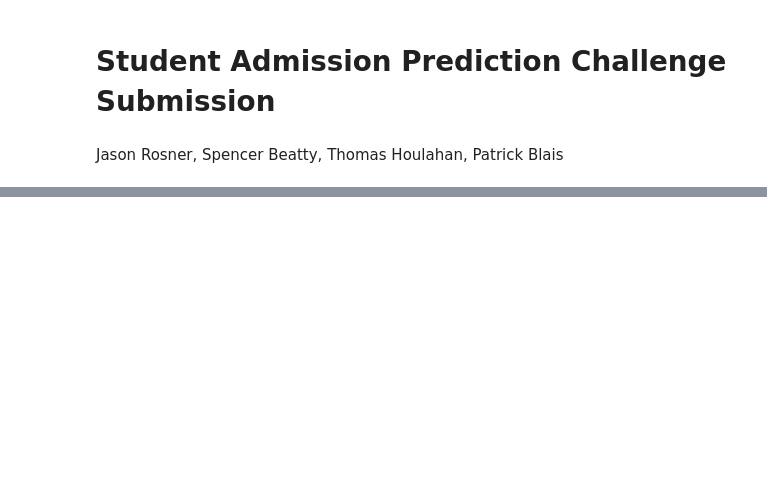
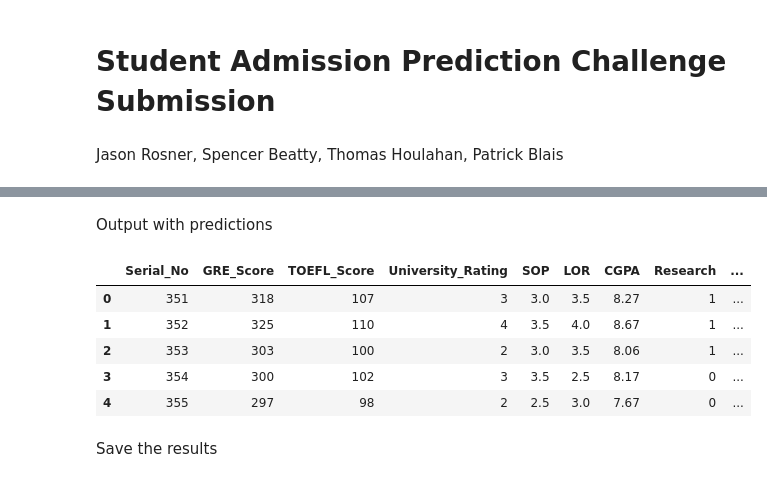
Before and after one commit to jrosner1/mdn_data_challenge, a Jupyter notebook: mdn_student_prediction.ipynb, the cells around one changed output, grey strips where cells are left out. Saved outputs shown, nothing was run; the diff lists cells and outputs as text; code cells hidden in the pictures; blank space fills up the shorter version.

```diff
--- a/mdn_student_prediction.ipynb
+++ b/mdn_student_prediction.ipynb
@@ -51 +67,14 @@ print(prediction_data_df)
+# %% [markdown]
+Output with predictions
+# %%
+prediction_data_df.head()
+# %% [output]
+|  | Serial_No | GRE_Score | TOEFL_Score | University_Rating | SOP | LOR | CGPA | Research | ... |
+| 0 | 351 | 318 | 107 | 3 | 3.0 | 3.5 | 8.27 | 1 | ... |
+| 1 | 352 | 325 | 110 | 4 | 3.5 | 4.0 | 8.67 | 1 | ... |
+| 2 | 353 | 303 | 100 | 2 | 3.0 | 3.5 | 8.06 | 1 | ... |
+| 3 | 354 | 300 | 102 | 3 | 3.5 | 2.5 | 8.17 | 0 | ... |
+| 4 | 355 | 297 | 98 | 2 | 2.5 | 3.0 | 7.67 | 0 | ... |
+# %% [markdown]
+Save the results
 # %%
```
Also changed, not shown: parts of 18 cells of this notebook, 2 other files.
